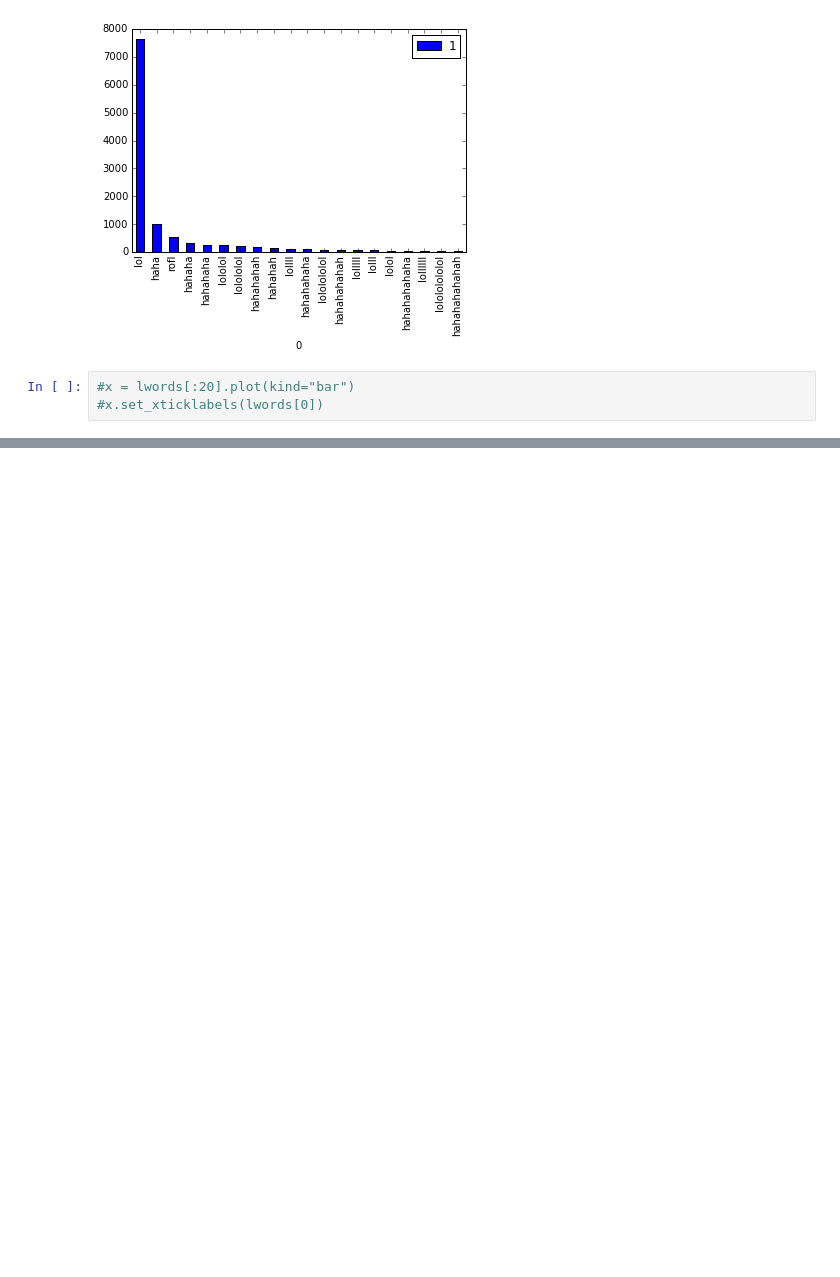
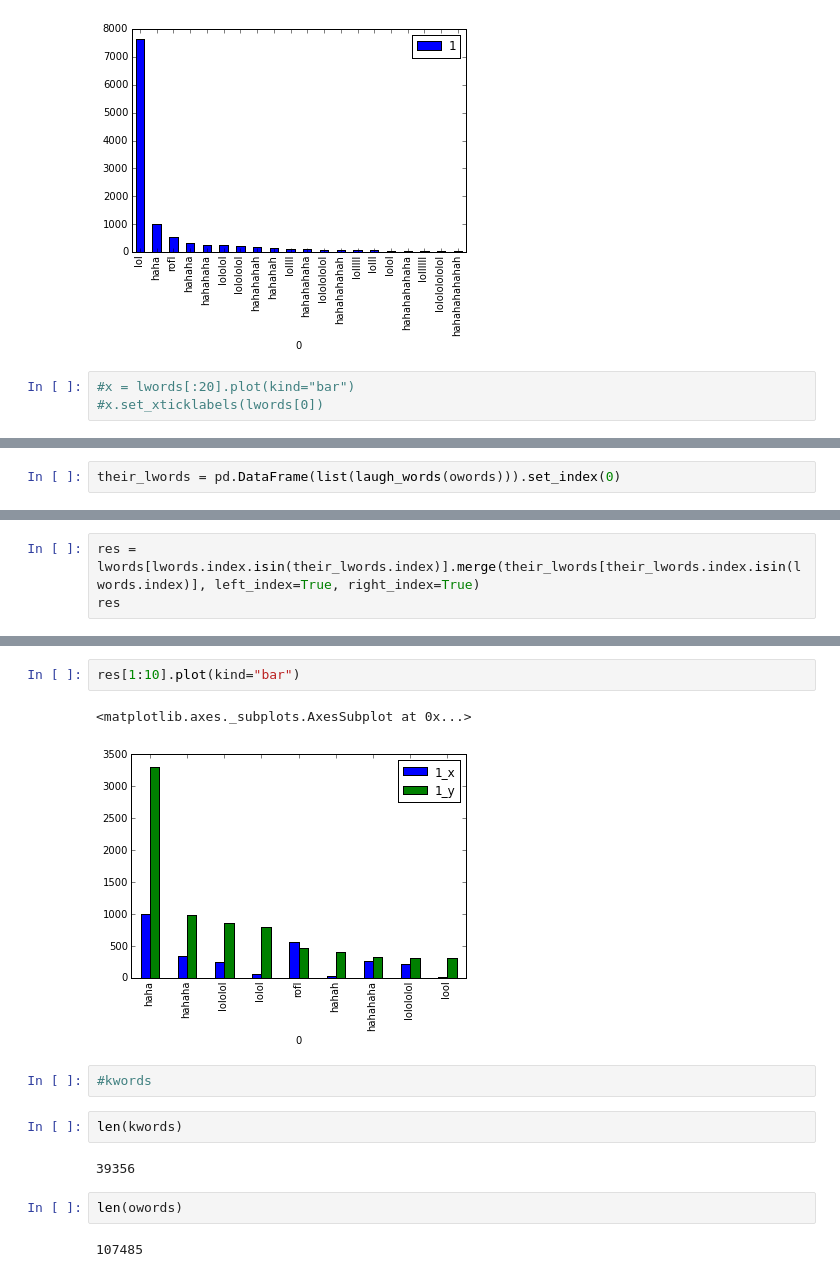
Before and after one commit to VitamintK/Facebook-Message-Analysis, a Jupyter notebook: fbma.ipynb, the cells around one changed output, grey strips where cells are left out. Saved outputs shown, nothing was run; the diff lists cells and outputs as text; blank space fills up the shorter version.

```diff
--- a/fbma.ipynb
+++ b/fbma.ipynb
@@ -166,0 +155,2 @@ kwords['lmao'],
+# %%
+their_lwords = pd.DataFrame(list(laugh_words(owords))).set_index(0)
@@ -166,0 +256,3 @@ kwords['lmao'],
+# %%
+res = lwords[lwords.index.isin(their_lwords.index)].merge(their_lwords[their_lwords.index.isin(lwords.index)], left_index=True, right_index=True)
+res
@@ -166,0 +279,15 @@ kwords['lmao'],
+# %%
+res[1:10].plot(kind="bar")
+# %% [output]
+<matplotlib.axes._subplots.AxesSubplot at 0x...>
+[figure, added]
+# %%
+#kwords
+# %%
+len(kwords)
+# %% [output]
+39356
+# %%
+len(owords)
+# %% [output]
+107485
```
Also changed, not shown: parts of 23 cells of this notebook.
